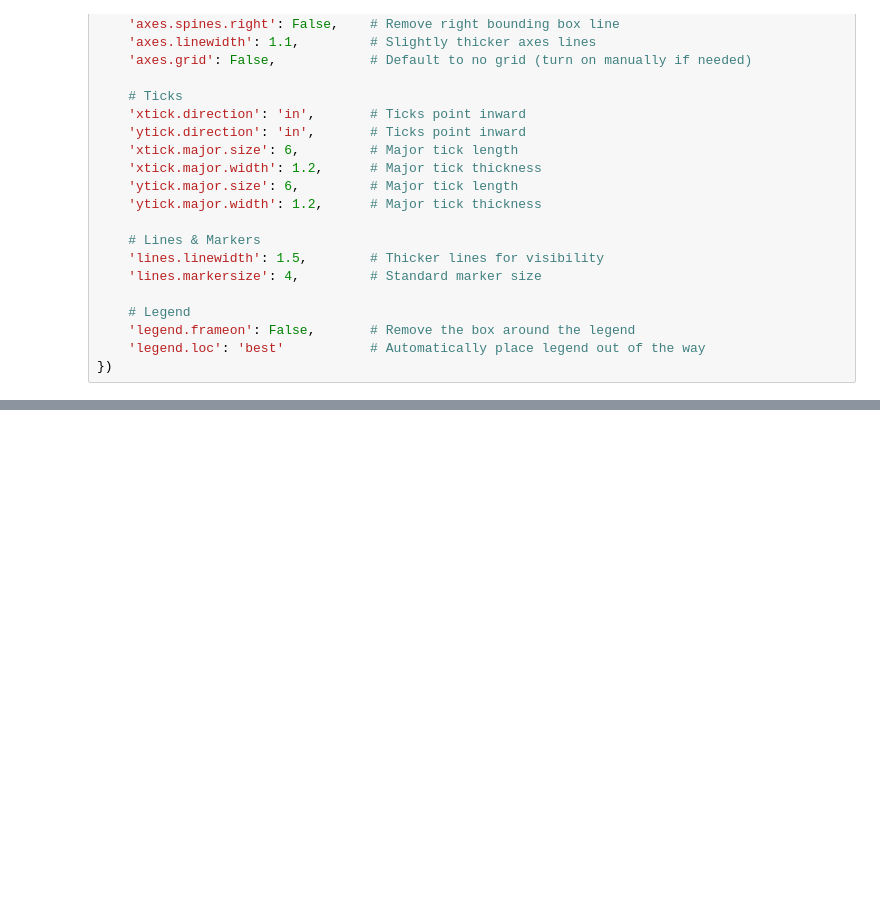
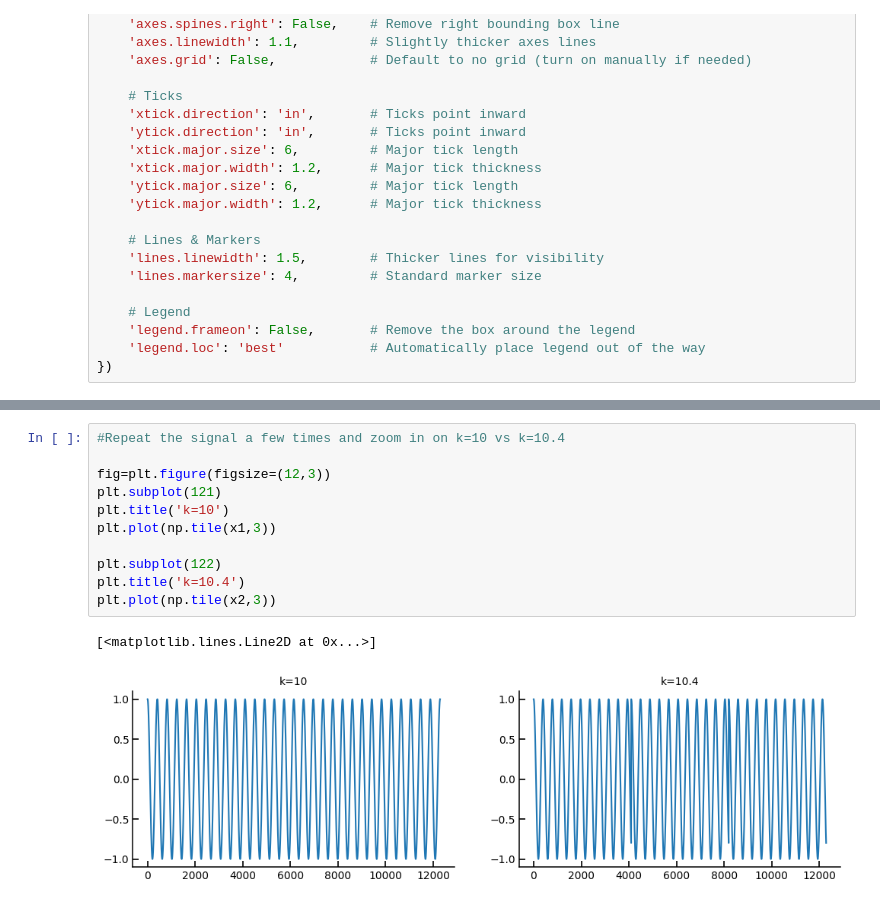
Before and after one commit to Chujo58/CRASIES2026, a Jupyter notebook: signal processing/spectral_leakage.ipynb, the cells around one changed output, grey strips where cells are left out. Cells and saved outputs as stored; diff of their text form; blank space fills up the shorter version.

```diff
--- a/signal processing/spectral_leakage.ipynb
+++ b/signal processing/spectral_leakage.ipynb
@@ -62,0 +127,14 @@ I can exactly represent a sine wave at integer multiples of the sampling width i
+# %%
+#Repeat the signal a few times and zoom in on k=10 vs k=10.4
+
+fig=plt.figure(figsize=(12,3))
+plt.subplot(121)
+plt.title('k=10')
+plt.plot(np.tile(x1,3))
+
+plt.subplot(122)
+plt.title('k=10.4')
+plt.plot(np.tile(x2,3))
+# %% [output]
+[<matplotlib.lines.Line2D at 0x...>]
+[figure, added]
```
Also changed, not shown: parts of 16 cells of this notebook, 5 other files.
